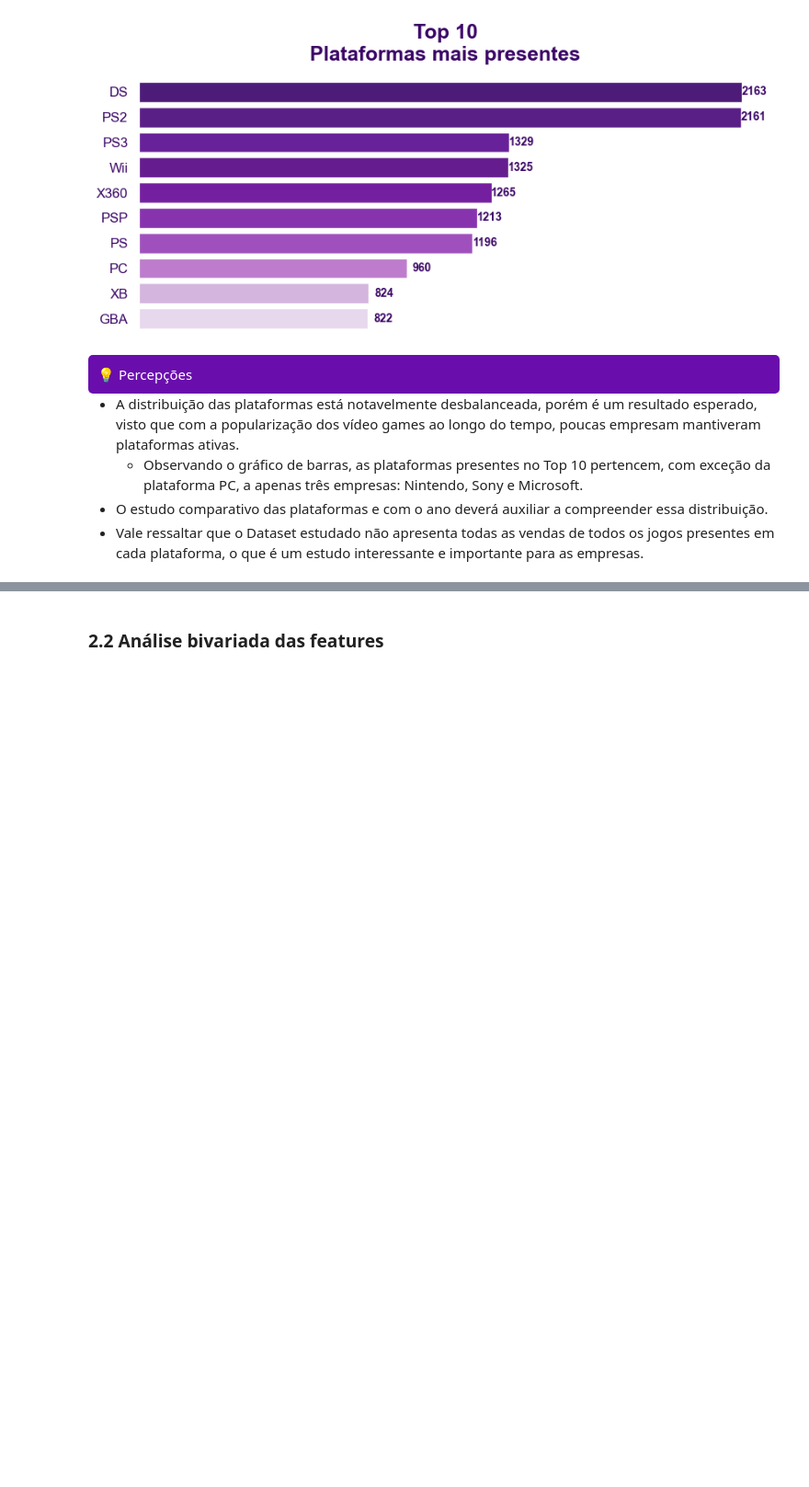
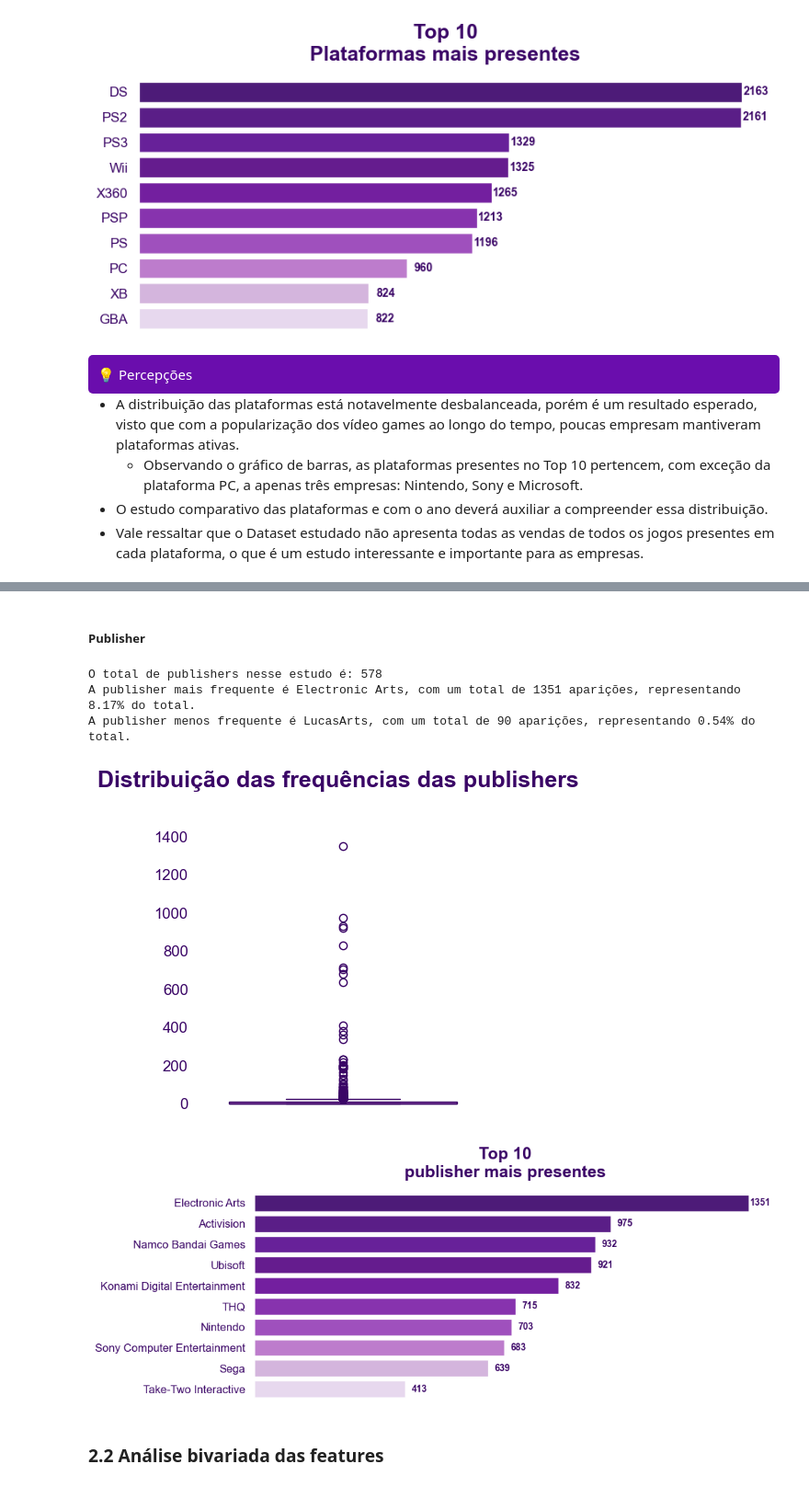
Before and after one commit to JHOliveira94/Portfolio_Recomendacao-de-jogos-digitais, a Jupyter notebook: notebook_vendas_games.ipynb, the cells around one changed output, grey strips where cells are left out. Shown at 92% size. Saved outputs shown, nothing was run; the diff lists cells and outputs as text; code cells hidden in the pictures; blank space fills up the shorter version.

```diff
--- a/notebook_vendas_games.ipynb
+++ b/notebook_vendas_games.ipynb
@@ -413,3 +445,25 @@ A plataforma menos frequente é PCFX, com um total de 1 aparições, representan
+# %% [markdown]
+##### **Publisher**
+# %%
+todas_publisher = pd.DataFrame(df['Publisher'].value_counts().sort_values(ascending = False))
+todas_publisher.reset_index(inplace= True)
+top10_publisher = pd.DataFrame(df['Publisher'].value_counts().sort_values(ascending = False).head(10))
+
+'''
+Analisando visualmente o Top 10 publisher mais frequentes
+'''
+print(f'O total de publishers nesse estudo é:', todas_publisher['Publisher'].nunique())
+print(f"A publisher mais frequente é {todas_publisher['Publisher'][0]}, com um total de {todas_publisher['count'][0]} aparições, representando {(todas_publisher['count'][0] / todas_publisher['count'].sum() *100).round(2)}% do total.")
+print(f"A publisher menos frequente é {todas_publisher['Publisher'][30]}, com um total de {todas_publisher['count'][30]} aparições, representando {(todas_publisher['count'][30] / todas_publisher['count'].sum() *100).round(2)}% do total.\n")
+
+graf_dist_publisher = boxplot_unico(todas_publisher, 'count', 'Distribuição das frequências das publishers')
+graf_top10_publisher = grafico_barra(top10_publisher, 'count', 'Top 10\npublisher mais presentes', 60)
+# %% [output]
+O total de publishers nesse estudo é: 578
+A publisher mais frequente é Electronic Arts, com um total de 1351 aparições, representando 8.17% do total.
+A publisher menos frequente é LucasArts, com um total de 90 aparições, representando 0.54% do total.
+[figure, added]
+[figure, added]
 # %% [markdown]
 ### **2.2 Análise bivariada das features**
 # %% [markdown]
```
Also changed, not shown: parts of 6 cells of this notebook.
